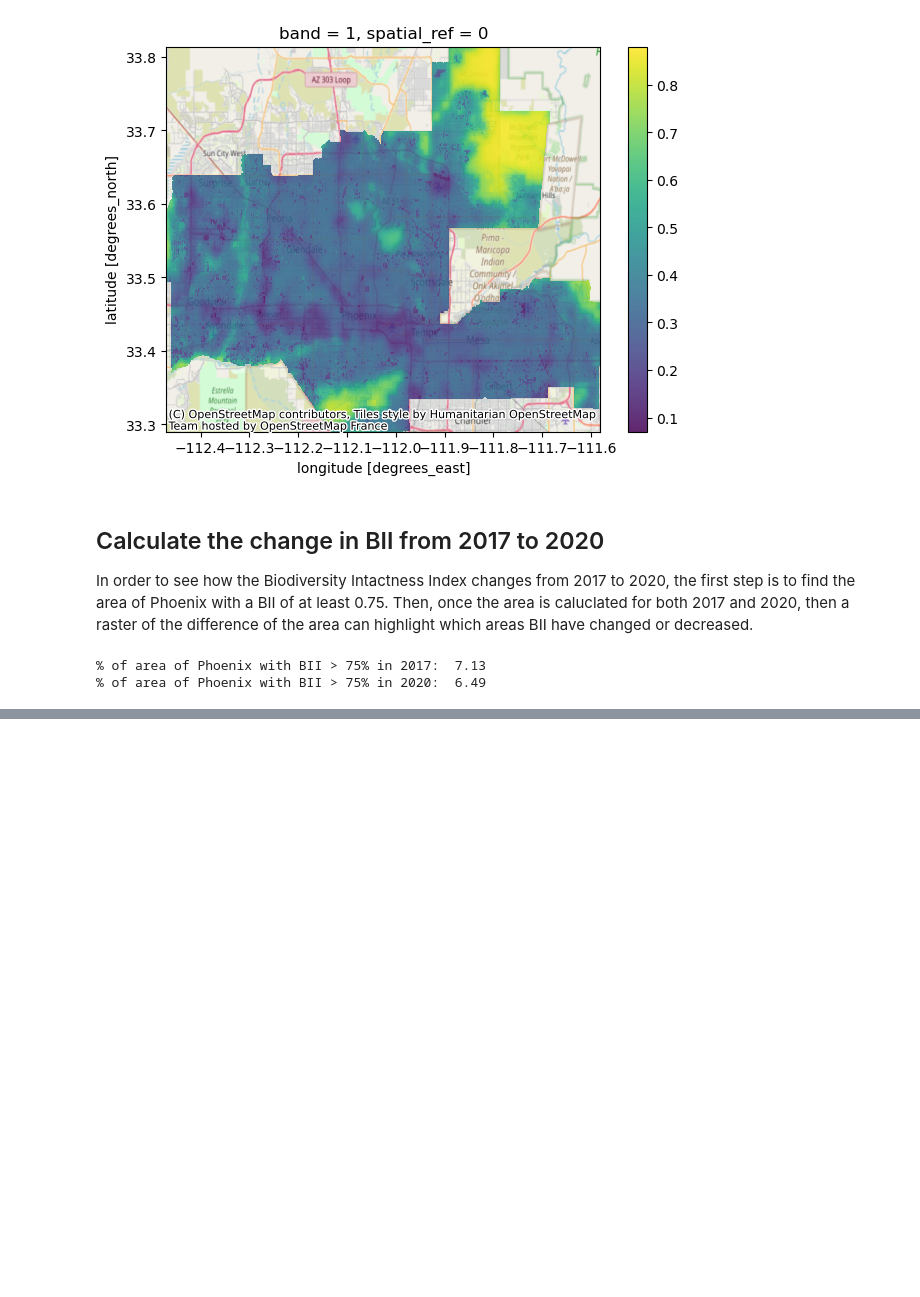
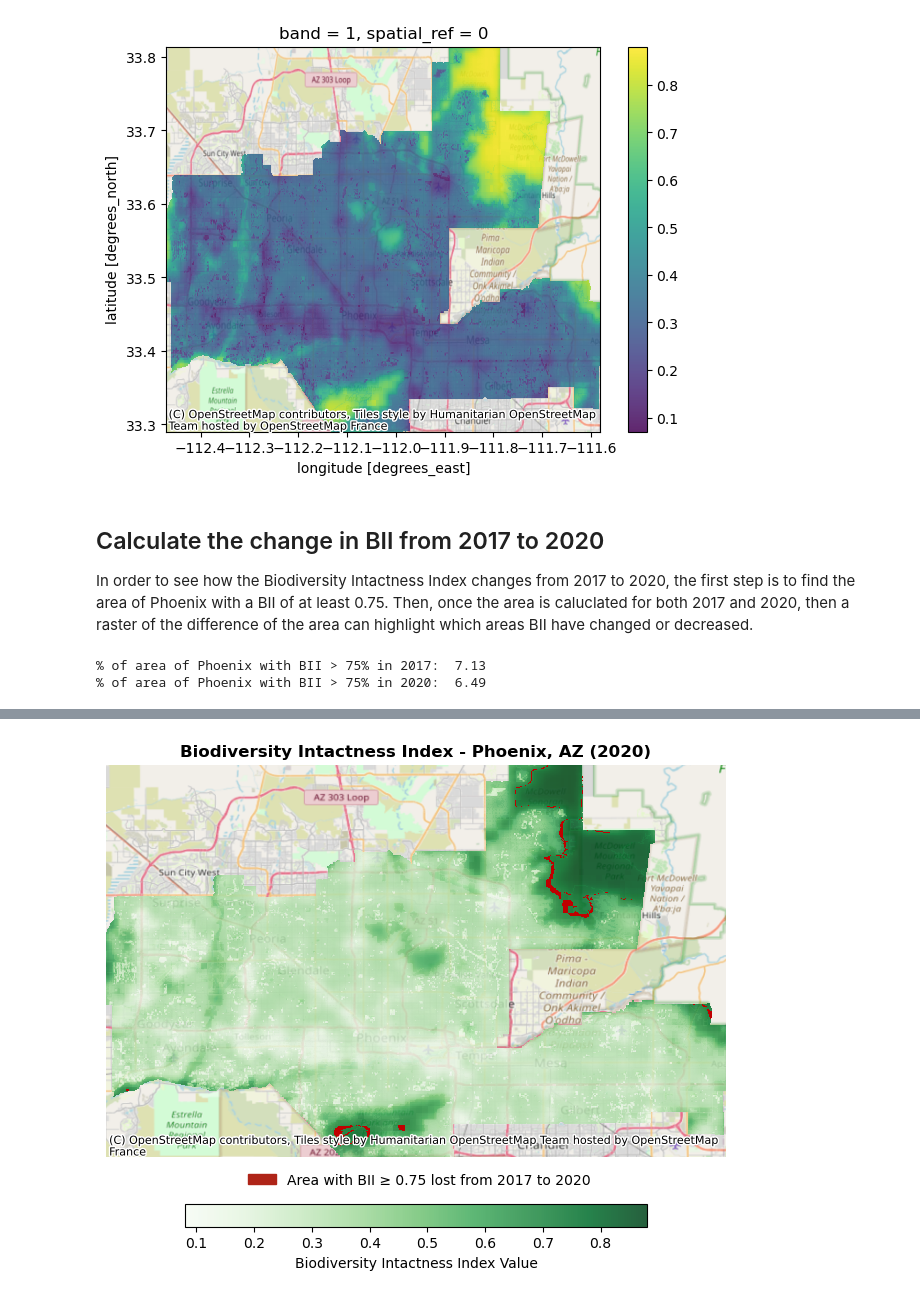
Before and after one commit to jordancsibley/phoenix-biodiversity-intactness, a Jupyter notebook: BII-phoenix.ipynb, the cells around one changed output, grey strips where cells are left out. Drawn from its saved outputs; the diff is of its cells as text; code cells hidden in the pictures; blank space fills up the shorter version.

```diff
--- a/BII-phoenix.ipynb
+++ b/BII-phoenix.ipynb
@@ -208,0 +221,36 @@ difference = difference.where(difference ==1)
+# %%
+fig, ax = plt.subplots(figsize=(8, 6))
+
+# Turn off axis ticks
+ax.axis('off')
+
+# Map BII for 2020
+plot1 = phoenix_bii_2020.plot(ax=ax,
+                              cmap='Greens',
+                              alpha=0.85,
+                              add_colorbar=False)
+
+# Add color bar below the map
+cbar = fig.colorbar(plot1, ax=ax, orientation='horizontal', fraction=0.05, pad=0.1)
+cbar.set_label("Biodiversity Intactness Index Value")
+
+# BII differnence raster
+difference.plot(ax=ax,
+               cmap = 'gist_heat_r',
+               add_colorbar=False)
+
+# Set custom legend
+diff_legend = mpatches.Patch(color='#AF2418', label='Area with BII ≥ 0.75 lost from 2017 to 2020')
+
+# Set legend position
+ax.legend(handles=[diff_legend], frameon=False, loc=(0.22, -0.09))
+
+# Add the basemap
+cx.add_basemap(ax, crs=difference.rio.crs)
+
+# Set title
+ax.set_title("Biodiversity Intactness Index - Phoenix, AZ (2020)", weight='bold')
+
+plt.show()
+# %% [output]
+[figure, added]
```
Also changed, not shown: parts of 7 cells of this notebook.
